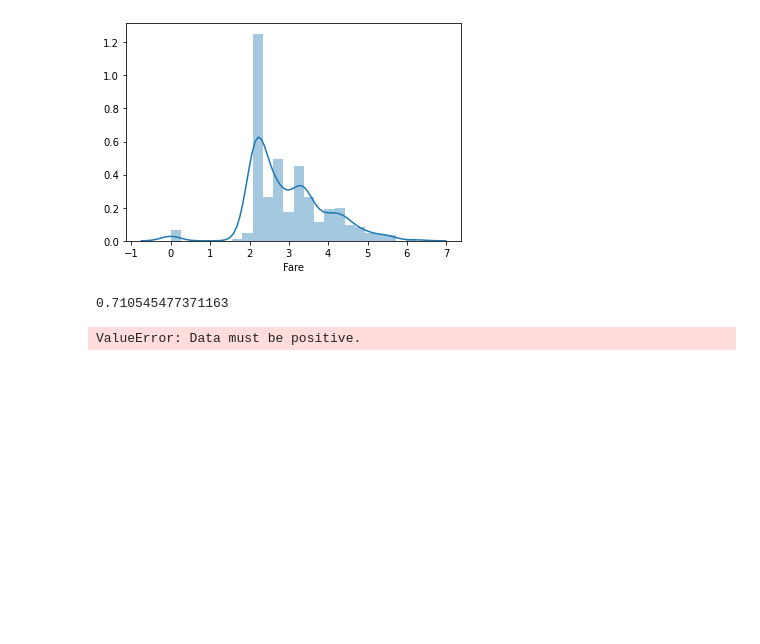
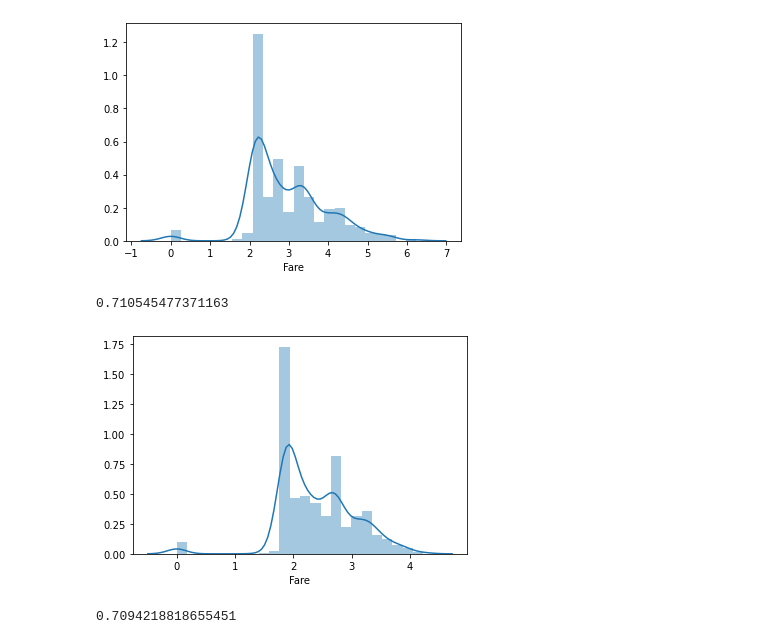
Before and after one commit to Kevin-JK-Liu/ML100Ddays, a Jupyter notebook: homework/Day_023_HW.ipynb, the cells around one changed output. Drawn from its saved outputs; the diff is of its cells as text; code cells hidden in the pictures; blank space fills up the shorter version.

```diff
--- a/homework/Day_023_HW.ipynb
+++ b/homework/Day_023_HW.ipynb
@@ -78,18 +78,19 @@ cross_val_score(estimator, train_X, train_Y, cv=5).mean()
 [figure]
 0.710545477371163
 # %%
-# 將 Fare 取 boxcox 後, 看散佈圖, 並計算分數 (執行會有 error, 請試圖修正)
+# 將 Fare 取 boxcox 後, 看散佈圖, 並計算分數 (執行會有 error, 請試圖修正 - 作業2)
 from scipy import stats
 df_fixed = copy.deepcopy(df)
-
-df_fixed['Fare'] = stats.boxcox(df_fixed['Fare'], lmbda=0.15)
-
+# 修正方式 : 加入下面這一行, 使最小值大於 0, 類似log1p的概念
+df_fixed['Fare'] = df_fixed['Fare'] + 1
+df_fixed['Fare'] = stats.boxcox(df_fixed['Fare'])[0]
 sns.distplot(df_fixed['Fare'][:train_num])
 plt.show()
 
 df_fixed = MMEncoder.fit_transform(df_fixed)
 train_X = df_fixed[:train_num]
 estimator = LogisticRegression()
 cross_val_score(estimator, train_X, train_Y, cv=5).mean()
 # %% [output]
+[figure, added]
-ValueError: Data must be positive.
+0.7094218818655451
```
